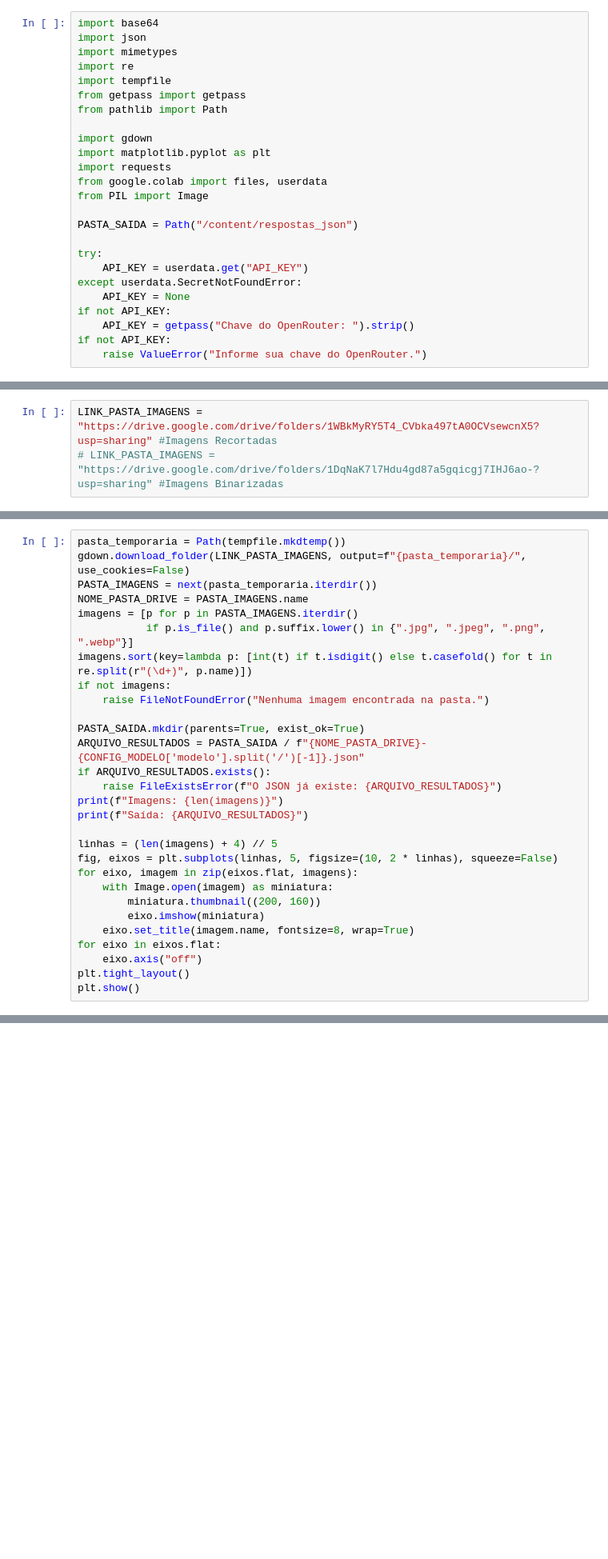
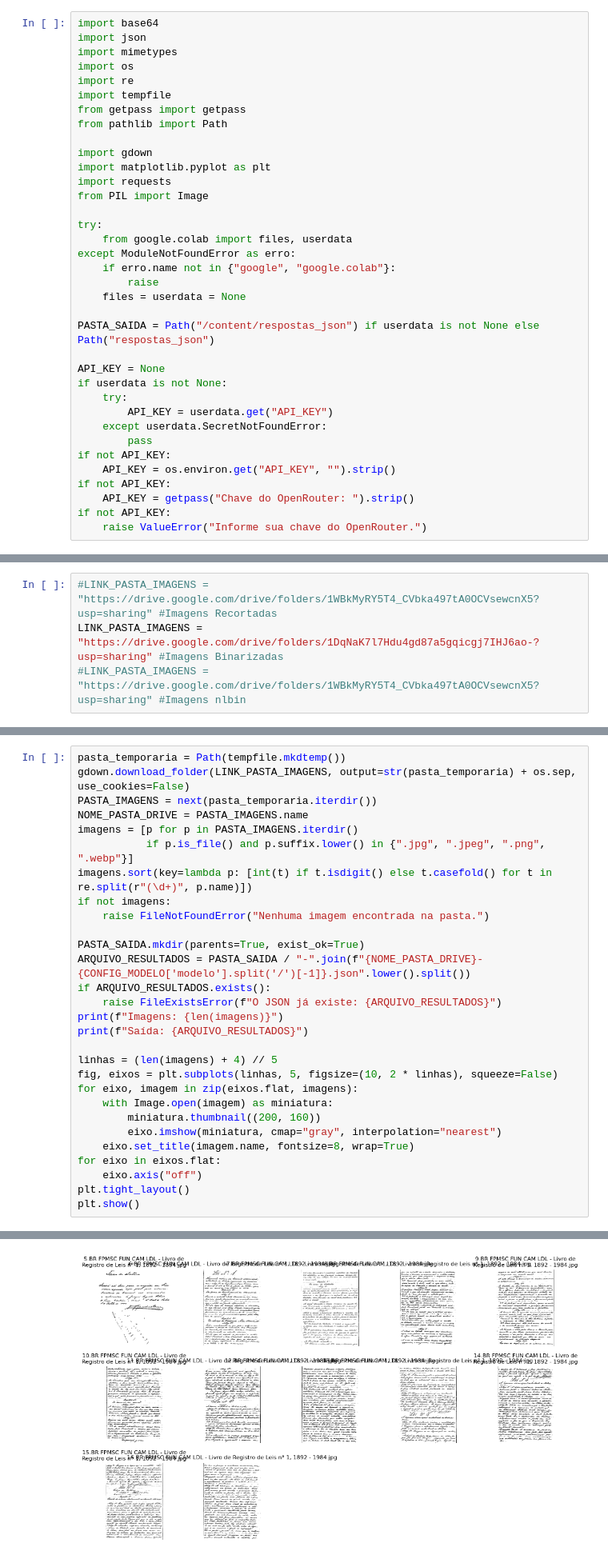
Before and after one commit to fabiolobato/hackathon_ocr_historico, a Jupyter notebook: LLM_Transcription.ipynb, the cells around one changed output, grey strips where cells are left out. Shown at 80% size. Drawn from its saved outputs; the diff is of its cells as text; blank space fills up the shorter version.

```diff
--- a/LLM_Transcription.ipynb
+++ b/LLM_Transcription.ipynb
@@ -10,6 +12,7 @@ Use o segredo `API_KEY` do Colab ou informe a chave ao executar.
 import base64
 import json
 import mimetypes
+import os
 import re
 import tempfile
 from getpass import getpass
@@ -18,15 +21,25 @@ from pathlib import Path
 import gdown
 import matplotlib.pyplot as plt
 import requests
-from google.colab import files, userdata
 from PIL import Image
 
-PASTA_SAIDA = Path("/content/respostas_json")
+try:
+    from google.colab import files, userdata
+except ModuleNotFoundError as erro:
+    if erro.name not in {"google", "google.colab"}:
+        raise
+    files = userdata = None
 
-try:
-    API_KEY = userdata.get("API_KEY")
-except userdata.SecretNotFoundError:
-    API_KEY = None
+PASTA_SAIDA = Path("/content/respostas_json") if userdata is not None else Path("respostas_json")
+
+API_KEY = None
+if userdata is not None:
+    try:
+        API_KEY = userdata.get("API_KEY")
+    except userdata.SecretNotFoundError:
+        pass
+if not API_KEY:
+    API_KEY = os.environ.get("API_KEY", "").strip()
 if not API_KEY:
     API_KEY = getpass("Chave do OpenRouter: ").strip()
 if not API_KEY:
@@ -35,8 +48,9 @@ if not API_KEY:
 ## 2. Imagens
 Informe o link da pasta com as imagens.
 # %%
-LINK_PASTA_IMAGENS = "https://drive.google.com/drive/folders/1WBkMyRY5T4_CVbka497tA0OCVsewcnX5?usp=sharing" #Imagens Recortadas
-# LINK_PASTA_IMAGENS = "https://drive.google.com/drive/folders/1DqNaK7l7Hdu4gd87a5gqicgj7IHJ6ao-?usp=sharing" #Imagens Binarizadas
+#LINK_PASTA_IMAGENS = "https://drive.google.com/drive/folders/1WBkMyRY5T4_CVbka497tA0OCVsewcnX5?usp=sharing" #Imagens Recortadas
+LINK_PASTA_IMAGENS = "https://drive.google.com/drive/folders/1DqNaK7l7Hdu4gd87a5gqicgj7IHJ6ao-?usp=sharing" #Imagens Binarizadas
+#LINK_PASTA_IMAGENS = "https://drive.google.com/drive/folders/1WBkMyRY5T4_CVbka497tA0OCVsewcnX5?usp=sharing" #Imagens nlbin
 # %% [markdown]
 ## 3. Modelo
 Defina o modelo e seus parâmetros. Use `None` para omitir o esforço.
@@ -69,7 +83,7 @@ CONFIG_MODELO = {
 ## 4. Baixar e visualizar
 # %%
 pasta_temporaria = Path(tempfile.mkdtemp())
-gdown.download_folder(LINK_PASTA_IMAGENS, output=f"{pasta_temporaria}/", use_cookies=False)
+gdown.download_folder(LINK_PASTA_IMAGENS, output=str(pasta_temporaria) + os.sep, use_cookies=False)
 PASTA_IMAGENS = next(pasta_temporaria.iterdir())
 NOME_PASTA_DRIVE = PASTA_IMAGENS.name
 imagens = [p for p in PASTA_IMAGENS.iterdir()
@@ -79,7 +93,7 @@ if not imagens:
     raise FileNotFoundError("Nenhuma imagem encontrada na pasta.")
 
 PASTA_SAIDA.mkdir(parents=True, exist_ok=True)
-ARQUIVO_RESULTADOS = PASTA_SAIDA / f"{NOME_PASTA_DRIVE}-{CONFIG_MODELO['modelo'].split('/')[-1]}.json"
+ARQUIVO_RESULTADOS = PASTA_SAIDA / "-".join(f"{NOME_PASTA_DRIVE}-{CONFIG_MODELO['modelo'].split('/')[-1]}.json".lower().split())
 if ARQUIVO_RESULTADOS.exists():
     raise FileExistsError(f"O JSON já existe: {ARQUIVO_RESULTADOS}")
 print(f"Imagens: {len(imagens)}")
@@ -90,9 +104,10 @@ fig, eixos = plt.subplots(linhas, 5, figsize=(10, 2 * linhas), squeeze=False)
 for eixo, imagem in zip(eixos.flat, imagens):
     with Image.open(imagem) as miniatura:
         miniatura.thumbnail((200, 160))
-        eixo.imshow(miniatura)
+        eixo.imshow(miniatura, cmap="gray", interpolation="nearest")
     eixo.set_title(imagem.name, fontsize=8, wrap=True)
 for eixo in eixos.flat:
     eixo.axis("off")
 plt.tight_layout()
 plt.show()
+# %% [output]
@@ -99,3 +146,4 @@ plt.show()
+[figure, added]
 # %% [markdown]
 ## 5. Transcrever
 O progresso é salvo após cada imagem.
```
Also changed, not shown: parts of 7 cells of this notebook.
